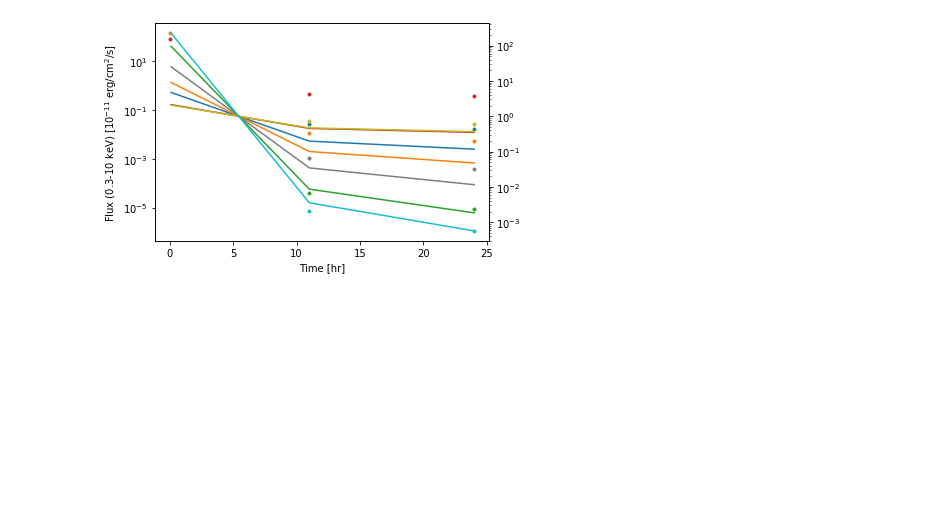
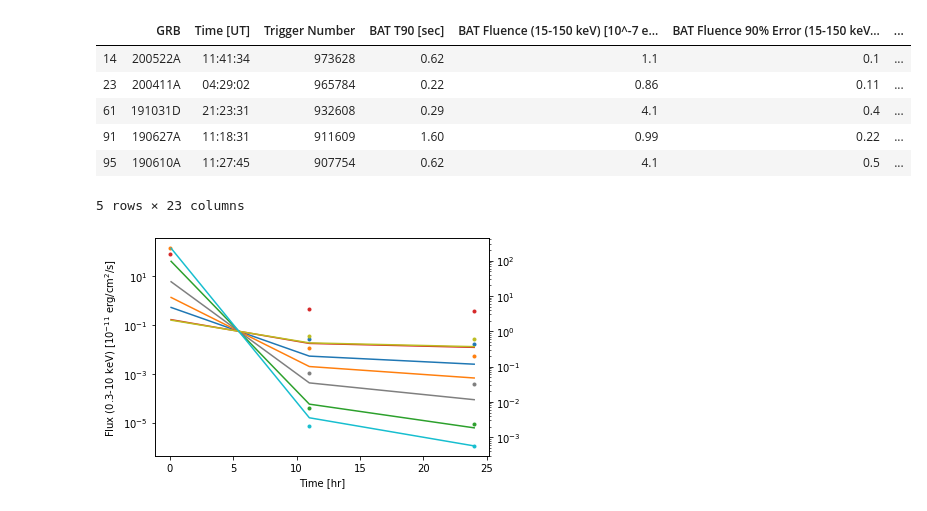
Before and after one commit to cgobat/dark-GRBs, a Jupyter notebook: exploratory.ipynb, the cells around one changed output. Cells and saved outputs as stored; diff of their text form; code cells hidden in the pictures; blank space fills up the shorter version.

Commit message:
Preliminary Swift data parsing, analysis
As well as improvements to GRB class backend

```diff
--- a/exploratory.ipynb
+++ b/exploratory.ipynb
@@ -1,6 +1,9 @@
 # %%
-import numpy as np, pandas as pd, matplotlib.pyplot as plt
+import numpy as np, pandas as pd, matplotlib.pyplot as plt, importlib
 from astropy.io import votable, ascii
+numeric = ".0123456789"
+calc_code = importlib.import_module("Calculation Code.main")
+graph_code = importlib.import_module("Graphing Code.Graphing_Beta_OX")
 # %%
 swift = pd.read_csv("./Required Files/Files for Loading/Swift_GRB_catalog.csv") # load full Swift catalog
 sGRBs = swift[swift["BAT T90 [sec]"].apply(pd.to_numeric, errors="coerce") <= 2] # filter catalog for GRBs with T90 under 2 sec
@@ -40,0 +42,26 @@ See GCN 10184
+# %%
+optical_obs = []
+for idx,entry in sGRBs["Other UVOT Filters"].iteritems():
+    if pd.isna(entry):
+        entries = []
+    else:
+        entries = entry.split("|")
+    filterdict = dict([entry.split(">") if ">" in entry else entry.split("=") if "=" in entry else None for entry in entries])
+    filterdict["idx"] = idx
+    optical_obs.append(filterdict)
+
+for obs in optical_obs:
+    sGRBs["Other UVOT Filters"][obs["idx"]] = obs
+# %%
+sGRBs["Redshift"] = ["".join([char for char in entry if char in numeric]) if type(entry) is str else entry for entry in sGRBs["Redshift"]]
+# %%
+sGRBs.to_csv("./Required Files/Files for Loading/Swift_sGRB_catalog.csv",index=False)
+sGRBs.head()
+# %% [output]
+|  | GRB | Time [UT] | Trigger Number | BAT T90 [sec] | BAT Fluence (15-150 keV) [10^-7 e... | BAT Fluence 90% Error (15-150 keV... | ... |
+| 14 | 200522A | 11:41:34 | 973628 | 0.62 | 1.1 | 0.1 | ... |
+| 23 | 200411A | 04:29:02 | 965784 | 0.22 | 0.86 | 0.11 | ... |
+| 61 | 191031D | 21:23:31 | 932608 | 0.29 | 4.1 | 0.4 | ... |
+| 91 | 190627A | 11:18:31 | 911609 | 1.60 | 0.99 | 0.22 | ... |
+| 95 | 190610A | 11:27:45 | 907754 | 0.62 | 4.1 | 0.5 | ... |
+5 rows × 23 columns
```
Also changed, not shown: parts of 3 cells of this notebook, 4 other files.
